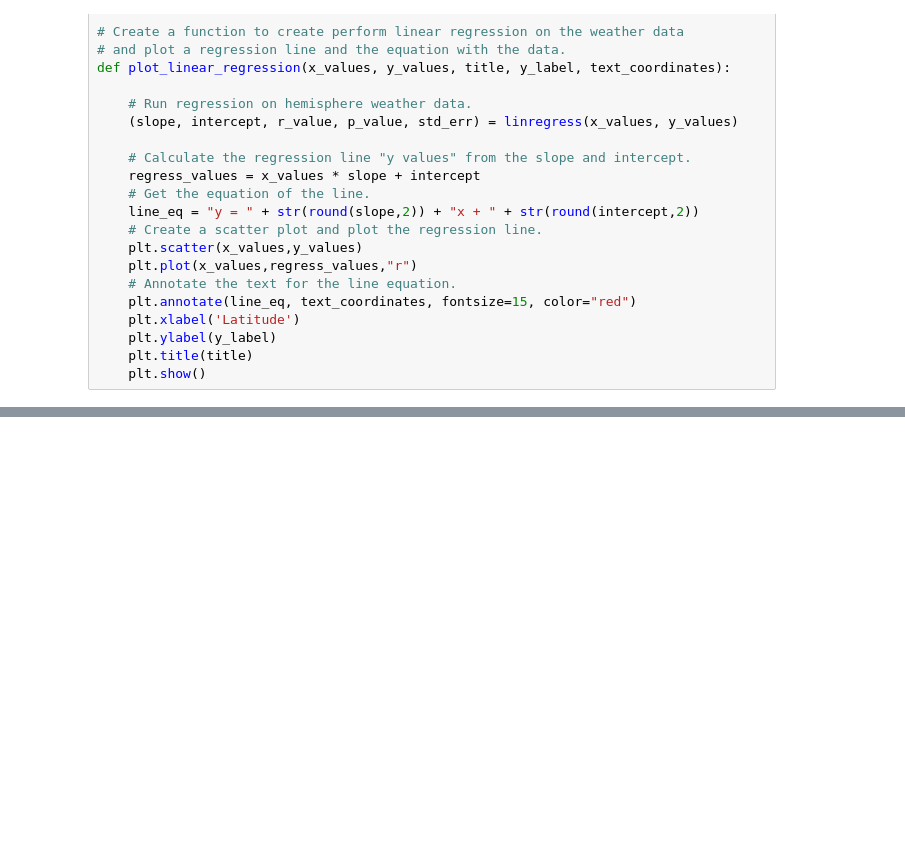
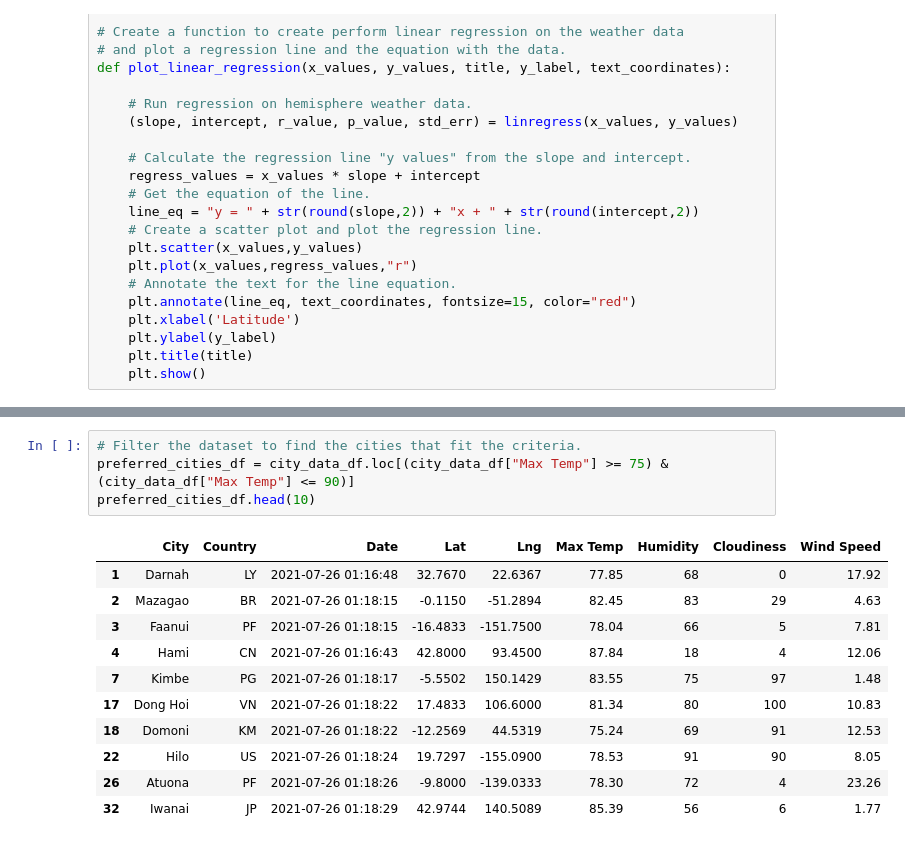
Before and after one commit to alesandelmoral/World_Weather_Analysis, a Jupyter notebook: WeatherPy.ipynb, the cells around one changed output, grey strips where cells are left out. Cells and saved outputs as stored; diff of their text form; blank space fills up the shorter version.

```diff
--- a/WeatherPy.ipynb
+++ b/WeatherPy.ipynb
@@ -511,0 +526,16 @@ Enabling notebook extension jupyter-gmaps/extension...
+# %%
+# Filter the dataset to find the cities that fit the criteria.
+preferred_cities_df = city_data_df.loc[(city_data_df["Max Temp"] >= 75) & (city_data_df["Max Temp"] <= 90)]
+preferred_cities_df.head(10)
+# %% [output]
+|  | City | Country | Date | Lat | Lng | Max Temp | Humidity | Cloudiness | Wind Speed |
+| 1 | Darnah | LY | 2021-07-26 01:16:48 | 32.7670 | 22.6367 | 77.85 | 68 | 0 | 17.92 |
+| 2 | Mazagao | BR | 2021-07-26 01:18:15 | -0.1150 | -51.2894 | 82.45 | 83 | 29 | 4.63 |
+| 3 | Faanui | PF | 2021-07-26 01:18:15 | -16.4833 | -151.7500 | 78.04 | 66 | 5 | 7.81 |
+| 4 | Hami | CN | 2021-07-26 01:16:43 | 42.8000 | 93.4500 | 87.84 | 18 | 4 | 12.06 |
+| 7 | Kimbe | PG | 2021-07-26 01:18:17 | -5.5502 | 150.1429 | 83.55 | 75 | 97 | 1.48 |
+| 17 | Dong Hoi | VN | 2021-07-26 01:18:22 | 17.4833 | 106.6000 | 81.34 | 80 | 100 | 10.83 |
+| 18 | Domoni | KM | 2021-07-26 01:18:22 | -12.2569 | 44.5319 | 75.24 | 69 | 91 | 12.53 |
+| 22 | Hilo | US | 2021-07-26 01:18:24 | 19.7297 | -155.0900 | 78.53 | 91 | 90 | 8.05 |
+| 26 | Atuona | PF | 2021-07-26 01:18:26 | -9.8000 | -139.0333 | 78.30 | 72 | 4 | 23.26 |
+| 32 | Iwanai | JP | 2021-07-26 01:18:29 | 42.9744 | 140.5089 | 85.39 | 56 | 6 | 1.77 |
```
Also changed, not shown: parts of 55 cells of this notebook, 3 other files.
